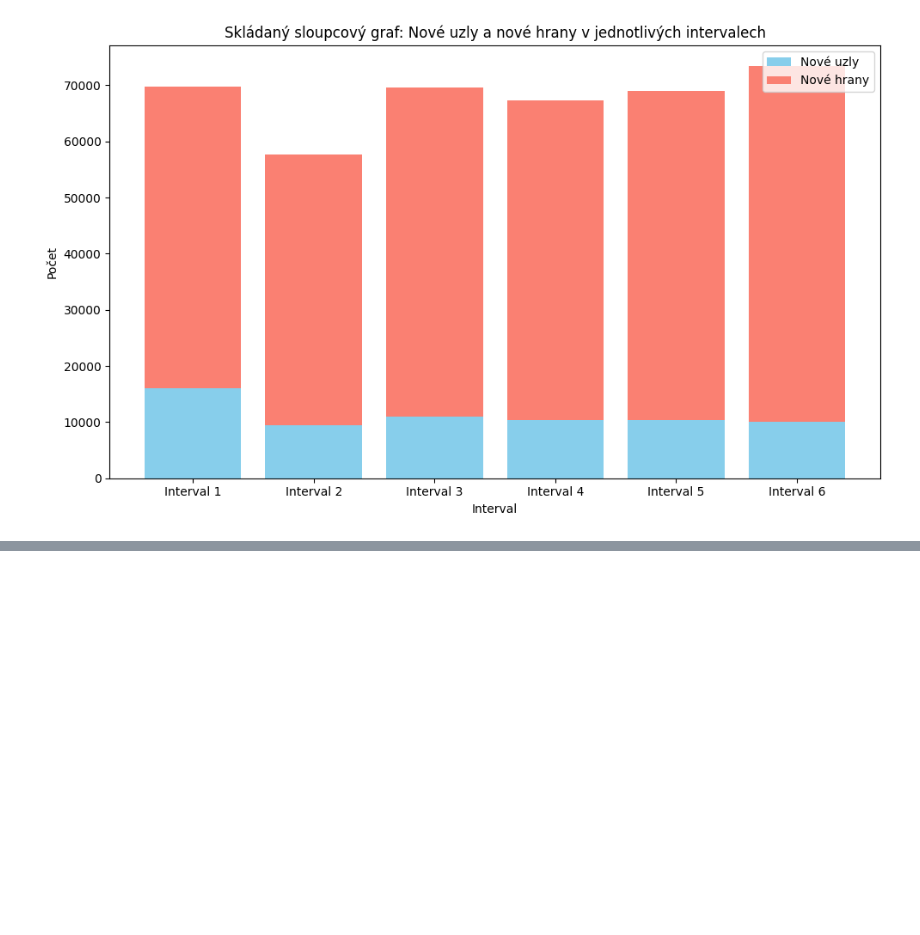
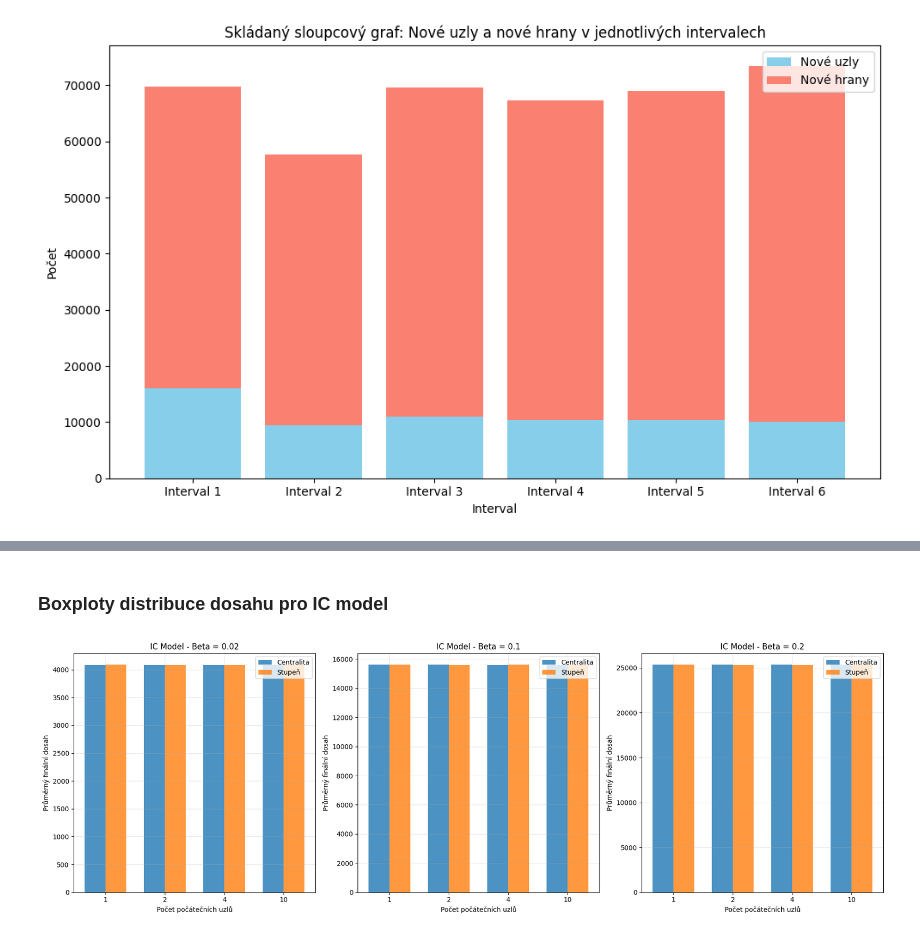
Before and after one commit to SLI0124/metody-analyzy-siti-ii, a Jupyter notebook: projects/data_analysis.ipynb, the cells around one changed output, grey strips where cells are left out. Drawn from its saved outputs; the diff is of its cells as text; code cells hidden in the pictures; blank space fills up the shorter version.

```diff
--- a/projects/data_analysis.ipynb
+++ b/projects/data_analysis.ipynb
@@ -2170,0 +2343,33 @@ plt.show()
+# %% [markdown]
+### Boxploty distribuce dosahu pro IC model
+# %%
+ic_long = ic_df.melt(id_vars=['method', 'beta', 'num_initial_nodes'],
+                    value_vars=['min', 'q1', 'median', 'q3', 'max', 'mean'])
+
+fig, axes = plt.subplots(1, 3, figsize=(18, 6))
+
+for i, beta in enumerate(sorted(ic_df['beta'].unique())):
+    beta_data = ic_df[ic_df['beta'] == beta]
+
+    centrality_means = beta_data[beta_data['method'] == 'centrality']['mean'].values
+    degree_means = beta_data[beta_data['method'] == 'degree']['mean'].values
+
+    x_pos = np.arange(len(beta_data['num_initial_nodes'].unique()))
+    width = 0.35
+
+    axes[i].bar(x_pos - width/2, centrality_means, width, label='Centralita', alpha=0.8)
+    axes[i].bar(x_pos + width/2, degree_means, width, label='Stupeň', alpha=0.8)
+
+    axes[i].set_title(f'IC Model - Beta = {beta}')
+    axes[i].set_xlabel('Počet počátečních uzlů')
+    axes[i].set_ylabel('Průměrný finální dosah')
+    axes[i].set_xticks(x_pos)
+    axes[i].set_xticklabels(sorted(beta_data['num_initial_nodes'].unique()))
+    axes[i].legend()
+    axes[i].grid(True, alpha=0.3)
+
+plt.tight_layout()
+plt.savefig(PLOTS_SAVE_PATH / 'ic_model_detailed.png', dpi=300, bbox_inches='tight')
+plt.show()
+# %% [output]
+[figure, added]
```
Also changed, not shown: parts of 19 cells of this notebook.
